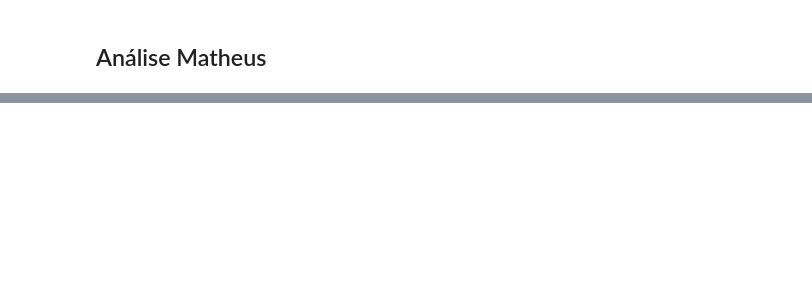
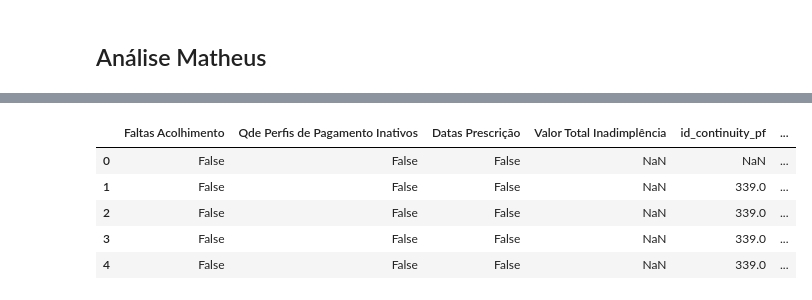
Before and after one commit to leoscarlato/deploy-sprint, a Jupyter notebook: analise.ipynb, the cells around one changed output, grey strips where cells are left out. Cells and saved outputs as stored; diff of their text form; code cells hidden in the pictures; blank space fills up the shorter version.

```diff
--- a/analise.ipynb
+++ b/analise.ipynb
@@ -64,0 +73,12 @@ plt.show()
+# %%
+filtro_minhas_colunas = ['Faltas Acolhimento', 'Qde Perfis de Pagamento Inativos', 'Datas Prescrição', 'Valor Total Inadimplência', 'id_continuity_pf', 'add_time', 'Qde Respostas WHOQOL', 'Datas Psicoterapia', 'Cancelamentos Acolhimento', 'won_time', 'Canal de Preferência', 'Ambiental']
+
+df_matheus = df[filtro_minhas_colunas]
+df_matheus.head()
+# %% [output]
+|  | Faltas Acolhimento | Qde Perfis de Pagamento Inativos | Datas Prescrição | Valor Total Inadimplência | id_continuity_pf | ... |
+| 0 | False | False | False | NaN | NaN | ... |
+| 1 | False | False | False | NaN | 339.0 | ... |
+| 2 | False | False | False | NaN | 339.0 | ... |
+| 3 | False | False | False | NaN | 339.0 | ... |
+| 4 | False | False | False | NaN | 339.0 | ... |
```
Also changed, not shown: parts of 2 cells of this notebook, 1 other file.
